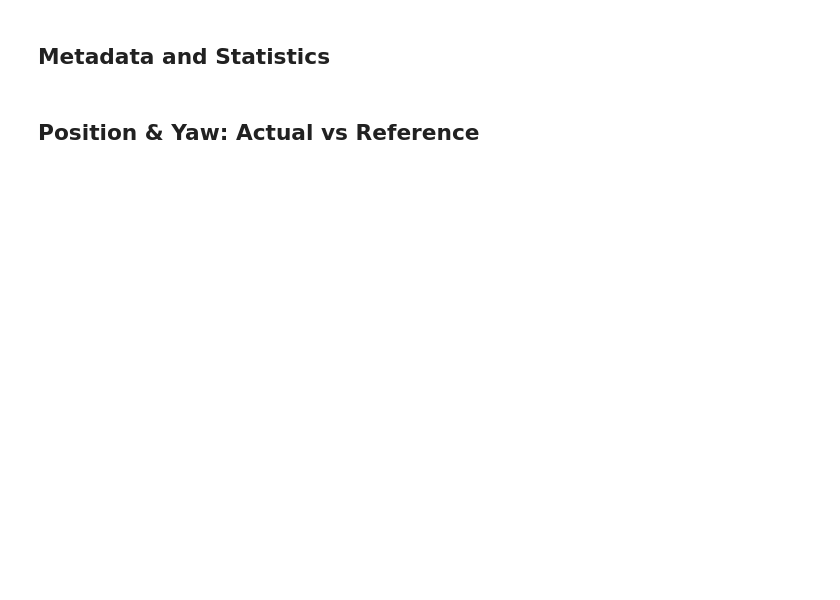
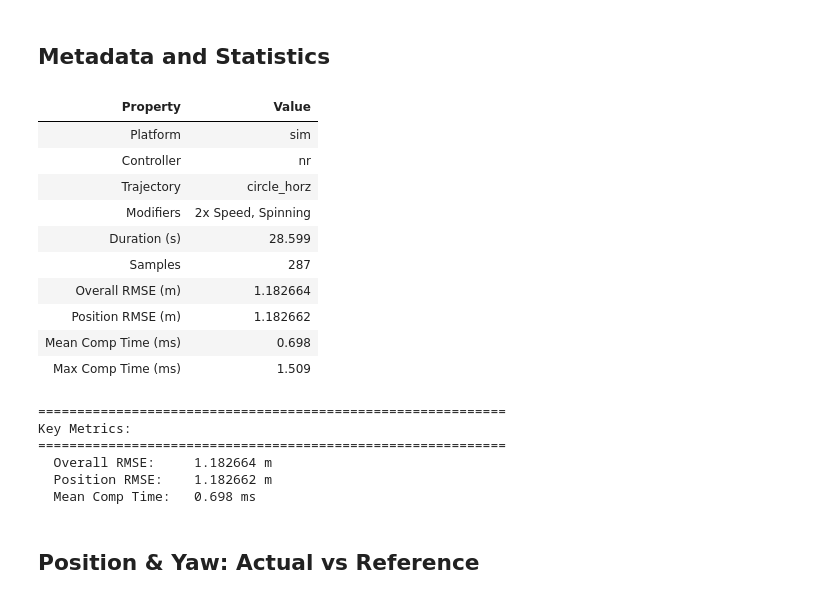
Before and after one commit to evannsm/px4_ros_com_py, a Jupyter notebook: px4_ros_com_py/data_analysis/SingleLogViewer.ipynb, the cells around one changed output. Cells and saved outputs as stored; diff of their text form; code cells hidden in the pictures; blank space fills up the shorter version.

```diff
--- a/px4_ros_com_py/data_analysis/SingleLogViewer.ipynb
+++ b/px4_ros_com_py/data_analysis/SingleLogViewer.ipynb
@@ -64,8 +94,9 @@ df.head()
 metadata = extract_metadata_from_data(df)
 
 # Calculate statistics (flip_z=False because we already flipped in the dataframe)
-overall_rmse = calculate_overall_rmse(df, flip_z=False)
-position_rmse = calculate_position_rmse(df, flip_z=False)
+# align_lookahead=False because we already aligned the reference values in cell 5
+overall_rmse = calculate_overall_rmse(df, flip_z=False, align_lookahead=False)
+position_rmse = calculate_position_rmse(df, flip_z=False, align_lookahead=False)
 mean_comp_time = calculate_mean_comp_time(df)
 
 # Build modifiers string
@@ -73,33 +104,51 @@ modifiers = []
 if metadata['traj_double']:
     modifiers.append('2x Speed')
 if metadata['traj_spin']:
     modifiers.append('Spinning')
 modifier_str = ', '.join(modifiers) if modifiers else 'None'
 
 # Create metadata table
 metadata_table = pd.DataFrame([
     ['Platform', metadata['platform']],
     ['Controller', metadata['controller']],
     ['Trajectory', metadata['trajectory']],
     ['Modifiers', modifier_str],
     ['Duration (s)', f"{df['time'].iloc[-1] - df['time'].iloc[0]:.3f}"],
     ['Samples', len(df)],
     ['Overall RMSE (m)', f"{overall_rmse:.6f}"],
     ['Position RMSE (m)', f"{position_rmse:.6f}"],
     ['Mean Comp Time (ms)', f"{mean_comp_time:.3f}" if mean_comp_time else 'N/A'],
     ['Max Comp Time (ms)', f"{df['comp_time'].max()*1000:.3f}" if 'comp_time' in df.columns else 'N/A']
 ], columns=['Property', 'Value'])
 
 # Display with nice formatting
 from IPython.display import display, HTML
 display(HTML(metadata_table.to_html(index=False, justify='left', border=2)))
 
 print(f"\n{'='*60}")
 print(f"Key Metrics:")
 print(f"{'='*60}")
 print(f"  Overall RMSE:     {overall_rmse:.6f} m")
 print(f"  Position RMSE:    {position_rmse:.6f} m")
 print(f"  Mean Comp Time:   {mean_comp_time:.3f} ms" if mean_comp_time else "  Mean Comp Time:   N/A")
+# %% [output]
+| Property | Value |
+| Platform | sim |
+| Controller | nr |
+| Trajectory | circle_horz |
+| Modifiers | 2x Speed, Spinning |
+| Duration (s) | 28.599 |
+| Samples | 287 |
+| Overall RMSE (m) | 1.182664 |
+| Position RMSE (m) | 1.182662 |
+| Mean Comp Time (ms) | 0.698 |
+| Max Comp Time (ms) | 1.509 |
+============================================================
+Key Metrics:
+============================================================
+  Overall RMSE:     1.182664 m
+  Position RMSE:    1.182662 m
+  Mean Comp Time:   0.698 ms
 # %% [markdown]
 ## Position & Yaw: Actual vs Reference
 # %%
```
Also changed, not shown: parts of 13 cells of this notebook, 10 other files.
